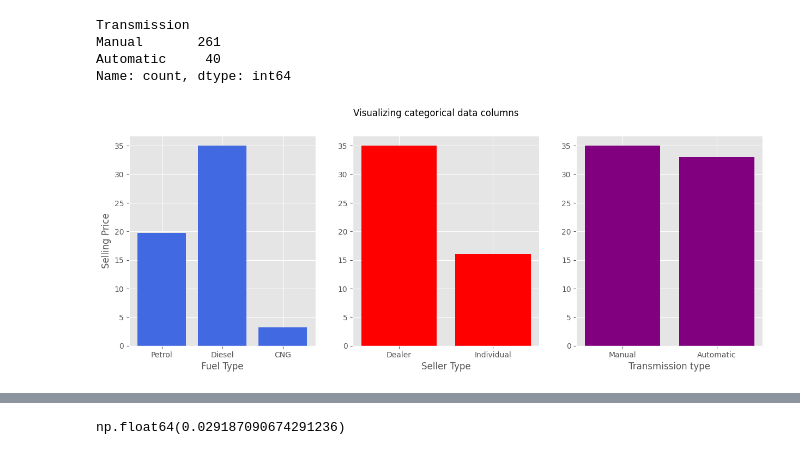
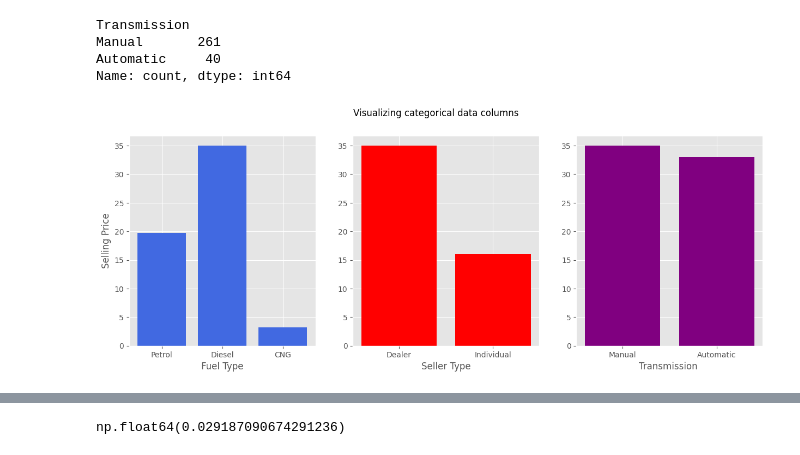
Before and after one commit to Abadi-kfupm/cars_data, a Jupyter notebook: EM502Project.ipynb, the cells around one changed output, grey strips where cells are left out. Saved outputs shown, nothing was run; the diff lists cells and outputs as text; code cells hidden in the pictures.

```diff
--- a/EM502Project.ipynb
+++ b/EM502Project.ipynb
@@ -126,25 +127,26 @@ Name: count, dtype: int64
 # Categorical Data Visualization
 # %%
 # Visualizing categorical data columns ( Variation with The Selling Price will be considered for all attributes)
+
 selling_price = df['Selling_Price']
 
 from matplotlib import style
 style.use('ggplot')
 fig = plt.figure(figsize=(15,5))
 fig.suptitle('Visualizing categorical data columns')
 plt.subplot(1, 3, 1)
 plt.bar(fuel_type, selling_price, color='royalblue')
 plt.xlabel("Fuel Type")
 plt.ylabel("Selling Price")
 plt.subplot(1,3,2)
 plt.bar(seller_type, selling_price, color='red')
 plt.xlabel("Seller Type")
 plt.subplot(1,3,3)
 plt.bar(transmission_type, selling_price, color='purple')
-plt.xlabel('Transmission type')
+plt.xlabel('Transmission ')
 plt.show()
 # %% [output]
-[figure, old version]
+[figure, new version]
 # %%
 # Numerical Data Visualization
 # %%
```
Also changed, not shown: parts of 31 cells of this notebook.
